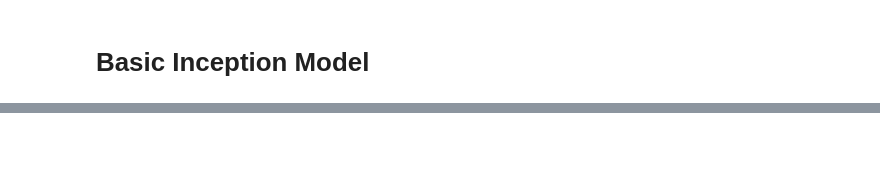
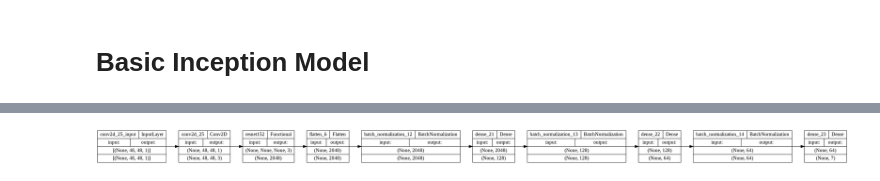
Before and after one commit to mihirkulkarni50/Deep-Learning-Project, a Jupyter notebook: Facial_Emotion_Detection_ipynb_Mihir.ipynb, the cells around one changed output, grey strips where cells are left out. Cells and saved outputs as stored; diff of their text form; code cells hidden in the pictures; blank space fills up the shorter version.

```diff
--- a/Facial_Emotion_Detection_ipynb_Mihir.ipynb
+++ b/Facial_Emotion_Detection_ipynb_Mihir.ipynb
@@ -757,0 +862,19 @@ plot_model(inception, show_shapes=True, to_file='inception.png', show_layer_name
+# %%
+# Experimenting categorical classification using ResNet.
+resnet = Sequential([# Adding a conv layer to get outputs with 3 channels to make it compatible for resnet
+                     Conv2D(3, kernel_size=3, padding='same', input_shape=(48, 48, 1)),
+                     # Using resnet152
+                     ResNet152(weights='imagenet', include_top=False, pooling='max'),
+                     Flatten(), BatchNormalization(),
+                     # Using 2 fully connected layers with relu activation
+                     Dense(128, activation='relu'), BatchNormalization(),
+                     Dense(64, activation='relu'), BatchNormalization(),
+                     # Using a prediction layer with seven neuron
+                     Dense(7, activation='softmax')])
+
+
+# Compiling the model
+resnet.compile(loss='categorical_crossentropy', optimizer=Adam(learning_rate=0.0001, decay=1e-6), metrics=['accuracy'])
+
+# checking summary
+resnet.summary()
@@ -757,0 +899,5 @@ plot_model(inception, show_shapes=True, to_file='inception.png', show_layer_name
+# %%
+# Plot model graph
+plot_model(resnet, show_shapes=True, to_file='resnet.png', rankdir='LR')
+# %% [output]
+[figure, added]
```
Also changed, not shown: parts of 21 cells of this notebook.
